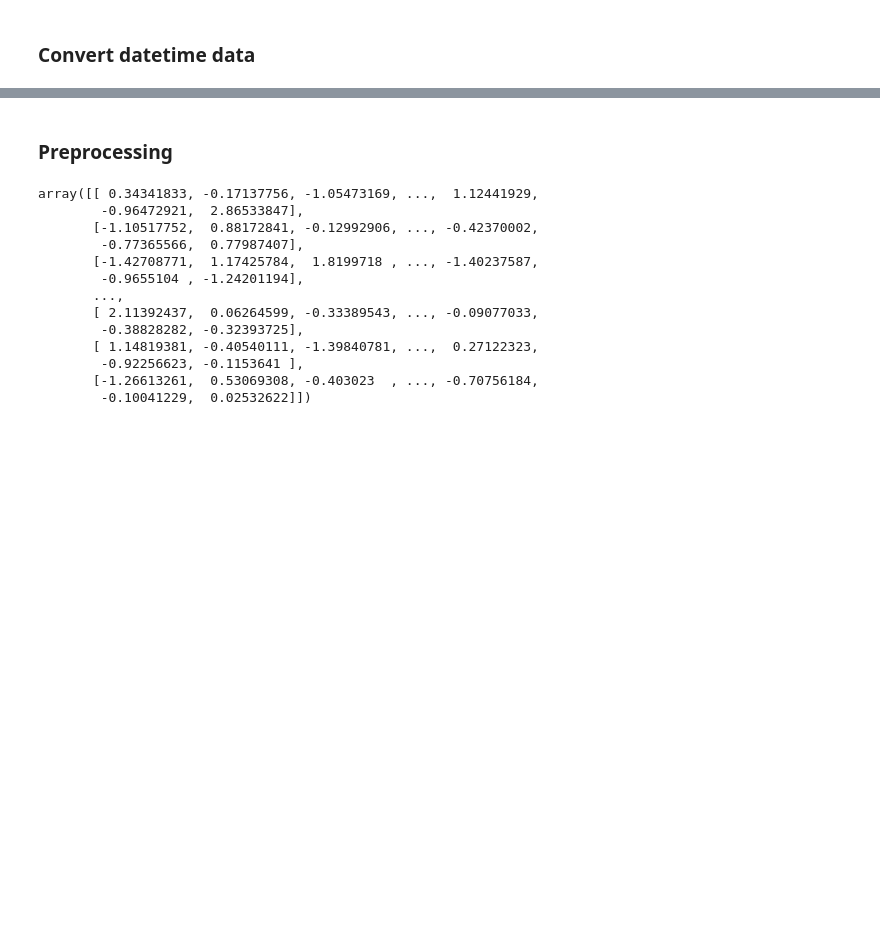
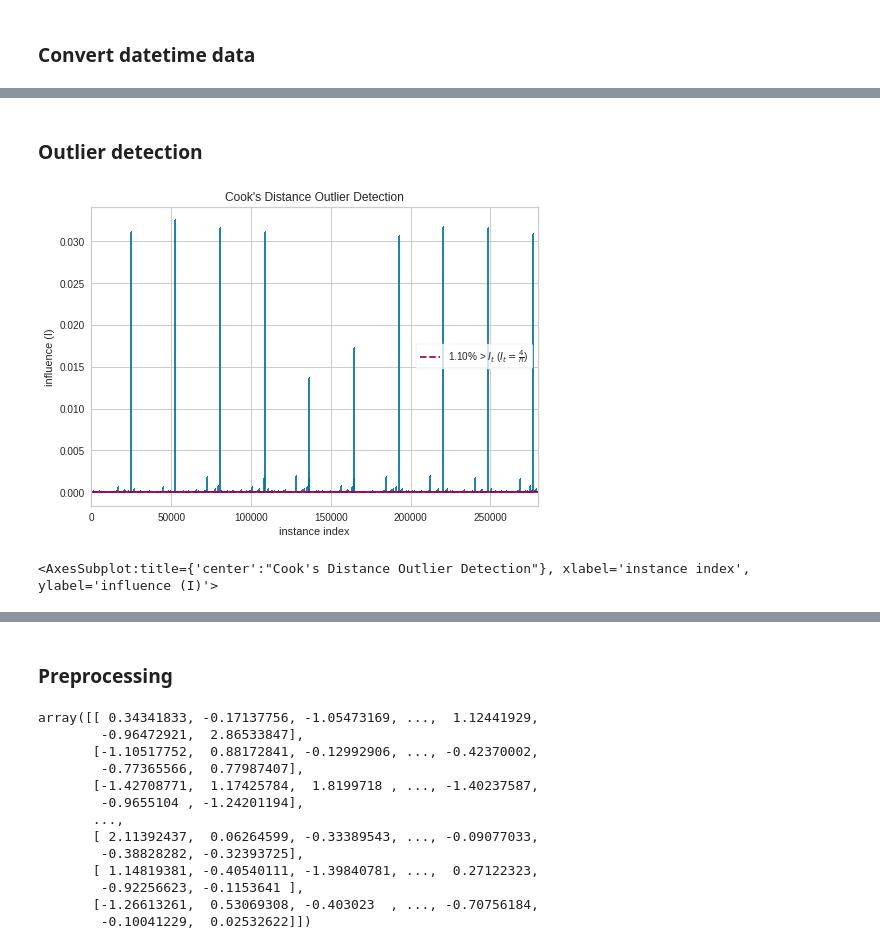
Before and after one commit to bryanongse/teamTeam, a Jupyter notebook: inference_model.ipynb, the cells around one changed output, grey strips where cells are left out. Cells and saved outputs as stored; diff of their text form; code cells hidden in the pictures; blank space fills up the shorter version.

```diff
--- a/inference_model.ipynb
+++ b/inference_model.ipynb
@@ -55,0 +104,17 @@ Index(['trj_id', 'driving_mode', 'osname', 'start_time', 'end_time', 'eta',
+# %% [markdown]
+### Outlier detection
+# %%
+from yellowbrick.regressor import CooksDistance
+
+def get_cook_distance_plot(df: pd.DataFrame):
+    df_y = df['eta']
+    df_X = df.drop(['eta'], axis=1).select_dtypes(include=['int64','float64'])
+    visualizer = CooksDistance()
+    visualizer.fit(df_X.values, df_y)
+    return visualizer
+
+visualiser = get_cook_distance_plot(df)
+visualiser.show()
+# %% [output]
+[figure, added]
+<AxesSubplot:title={'center':"Cook's Distance Outlier Detection"}, xlabel='instance index', ylabel='influence (I)'>
```
Also changed, not shown: parts of 18 cells of this notebook.
